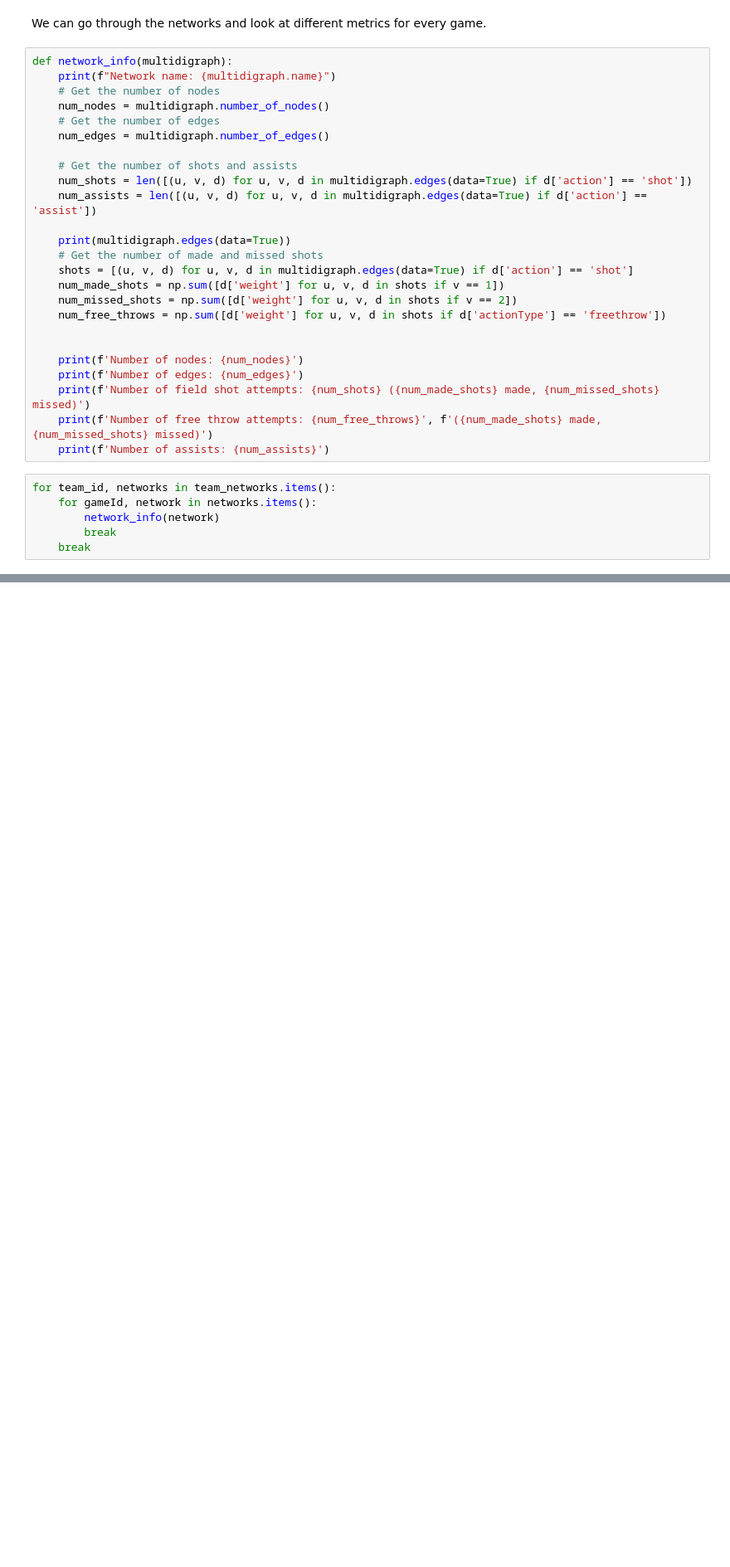
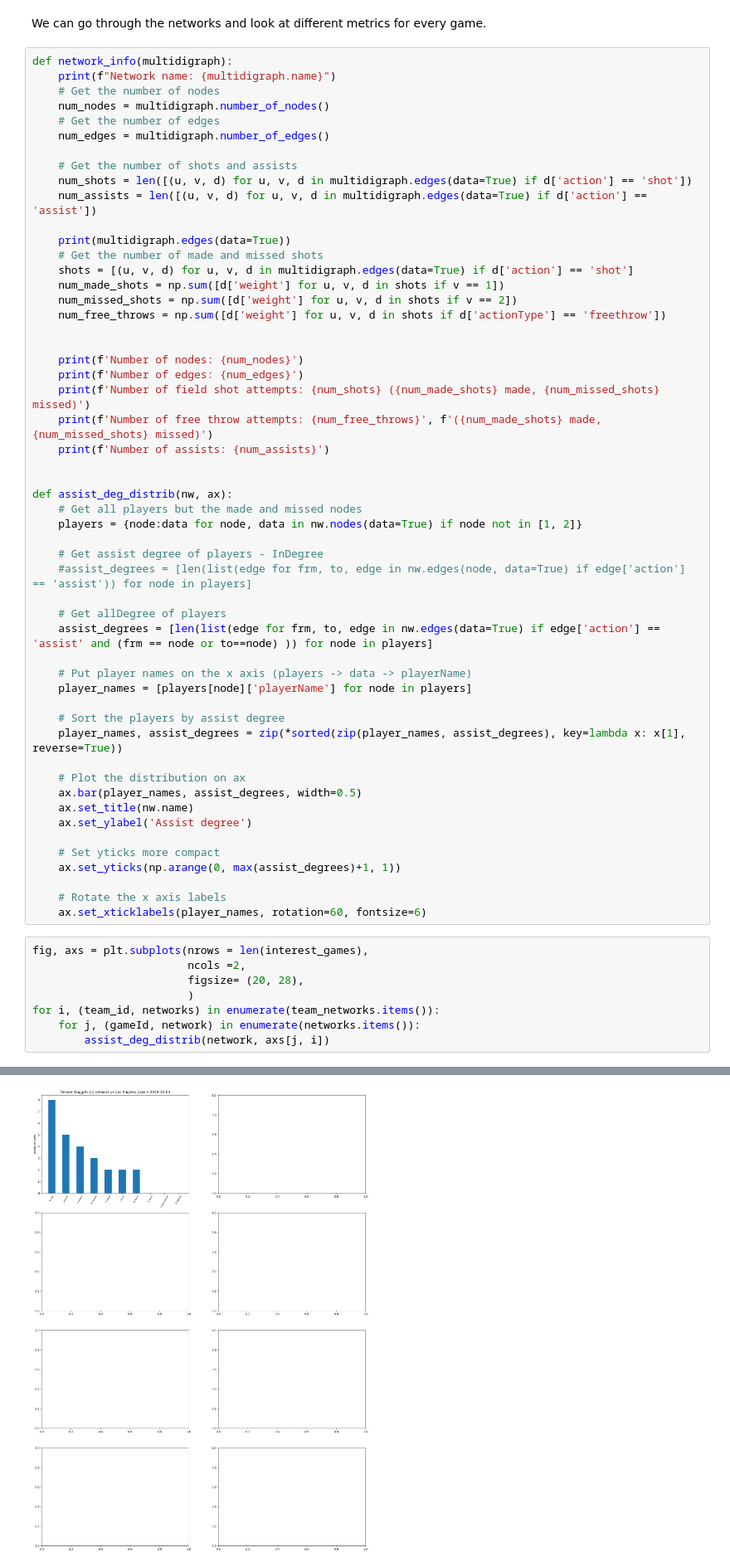
Before and after one commit to ZanKorosak/INAProject, a Jupyter notebook: main.ipynb, the cells around one changed output, grey strips where cells are left out. Shown at 83% size. Saved outputs shown, nothing was run; the diff lists cells and outputs as text; blank space fills up the shorter version.

```diff
--- a/main.ipynb
+++ b/main.ipynb
@@ -361,10 +364,40 @@ def network_info(multidigraph):
     print(f'Number of field shot attempts: {num_shots} ({num_made_shots} made, {num_missed_shots} missed)')
     print(f'Number of free throw attempts: {num_free_throws}', f'({num_made_shots} made, {num_missed_shots} missed)')
     print(f'Number of assists: {num_assists}')
+
+
+def assist_deg_distrib(nw, ax):
+    # Get all players but the made and missed nodes
+    players = {node:data for node, data in nw.nodes(data=True) if node not in [1, 2]}
+
+    # Get assist degree of players - InDegree
+    #assist_degrees = [len(list(edge for frm, to, edge in nw.edges(node, data=True) if edge['action'] == 'assist')) for node in players]
+
+    # Get allDegree of players
+    assist_degrees = [len(list(edge for frm, to, edge in nw.edges(data=True) if edge['action'] == 'assist' and (frm == node or to==node) )) for node in players]
+
+    # Put player names on the x axis (players -> data -> playerName)
+    player_names = [players[node]['playerName'] for node in players]
+
+    # Sort the players by assist degree
+    player_names, assist_degrees = zip(*sorted(zip(player_names, assist_degrees), key=lambda x: x[1], reverse=True))
+
+    # Plot the distribution on ax
+    ax.bar(player_names, assist_degrees, width=0.5)
+    ax.set_title(nw.name)
+    ax.set_ylabel('Assist degree')
+
+    # Set yticks more compact
+    ax.set_yticks(np.arange(0, max(assist_degrees)+1, 1))
+
+    # Rotate the x axis labels
+    ax.set_xticklabels(player_names, rotation=60, fontsize=6)
 # %%
-for team_id, networks in team_networks.items():
-    for gameId, network in networks.items():
-        network_info(network)
-        break
-    break
+fig, axs = plt.subplots(nrows = len(interest_games),
+                        ncols =2,
+                        figsize= (20, 28),
+                        )
+for i, (team_id, networks) in enumerate(team_networks.items()):
+    for j, (gameId, network) in enumerate(networks.items()):
+        assist_deg_distrib(network, axs[j, i])
 # %% [output]
@@ -378,3 +405,4 @@ Number of assists: 26
+[figure, added]
 # %%
 # Dataset created by the script from article https://github.com/AniMadurkar/NBA-Flow-Network-Analysis/tree/main
 # Read data from csv
```
Also changed, not shown: parts of 3 cells of this notebook, 1 other file.
